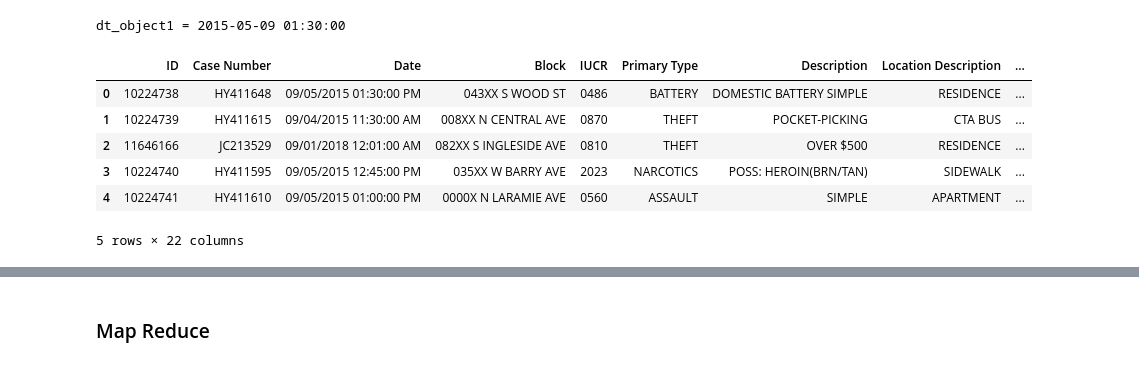
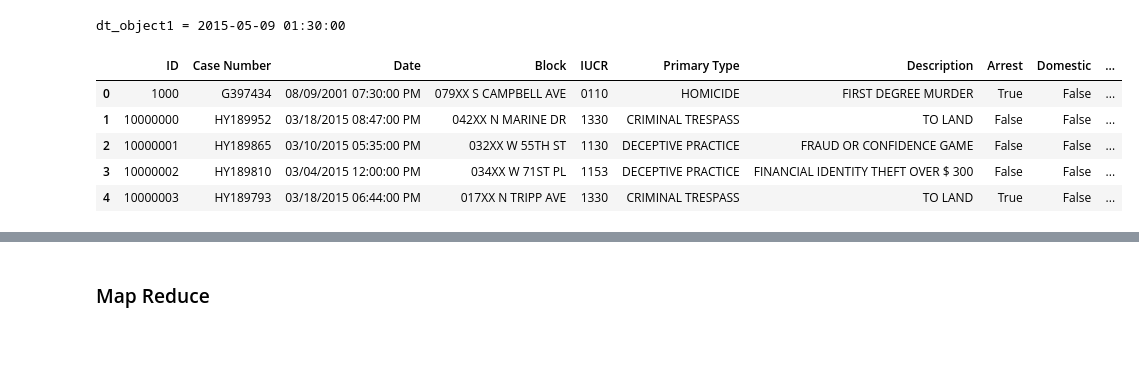
Before and after one commit to jimitbhalavat/CS435TermProject, a Jupyter notebook: TermProject.ipynb, the cells around one changed output, grey strips where cells are left out. Drawn from its saved outputs; the diff is of its cells as text; code cells hidden in the pictures.

Commit message:
New data

```diff
--- a/TermProject.ipynb
+++ b/TermProject.ipynb
@@ -37,13 +37,12 @@ print("dt_object1 =", dt_object1)
 # %% [output]
 dt_object1 = 2015-05-09 01:30:00
 # %%
-crimes_temp = pd.read_csv("../Crimes_-_2001_to_Present.csv")
+crimes_temp = pd.read_csv("../New_Data.csv")
 crimes_temp.head()
 # %% [output]
-|  | ID | Case Number | Date | Block | IUCR | Primary Type | Description | Location Description | ... |
-| 0 | 10224738 | HY411648 | 09/05/2015 01:30:00 PM | 043XX S WOOD ST | 0486 | BATTERY | DOMESTIC BATTERY SIMPLE | RESIDENCE | ... |
-| 1 | 10224739 | HY411615 | 09/04/2015 11:30:00 AM | 008XX N CENTRAL AVE | 0870 | THEFT | POCKET-PICKING | CTA BUS | ... |
-| 2 | 11646166 | JC213529 | 09/01/2018 12:01:00 AM | 082XX S INGLESIDE AVE | 0810 | THEFT | OVER $500 | RESIDENCE | ... |
-| 3 | 10224740 | HY411595 | 09/05/2015 12:45:00 PM | 035XX W BARRY AVE | 2023 | NARCOTICS | POSS: HEROIN(BRN/TAN) | SIDEWALK | ... |
-| 4 | 10224741 | HY411610 | 09/05/2015 01:00:00 PM | 0000X N LARAMIE AVE | 0560 | ASSAULT | SIMPLE | APARTMENT | ... |
+|  | ID | Case Number | Date | Block | IUCR | Primary Type | Description | Arrest | Domestic | ... |
+| 0 | 1000 | G397434 | 08/09/2001 07:30:00 PM | 079XX S CAMPBELL AVE | 0110 | HOMICIDE | FIRST DEGREE MURDER | True | False | ... |
+| 1 | 10000000 | HY189952 | 03/18/2015 08:47:00 PM | 042XX N MARINE DR | 1330 | CRIMINAL TRESPASS | TO LAND | False | False | ... |
+| 2 | 10000001 | HY189865 | 03/10/2015 05:35:00 PM | 032XX W 55TH ST | 1130 | DECEPTIVE PRACTICE | FRAUD OR CONFIDENCE GAME | False | False | ... |
+| 3 | 10000002 | HY189810 | 03/04/2015 12:00:00 PM | 034XX W 71ST PL | 1153 | DECEPTIVE PRACTICE | FINANCIAL IDENTITY THEFT OVER $ 300 | False | False | ... |
+| 4 | 10000003 | HY189793 | 03/18/2015 06:44:00 PM | 017XX N TRIPP AVE | 1330 | CRIMINAL TRESPASS | TO LAND | True | False | ... |
-5 rows × 22 columns
```
Also changed, not shown: parts of 5 cells of this notebook.
